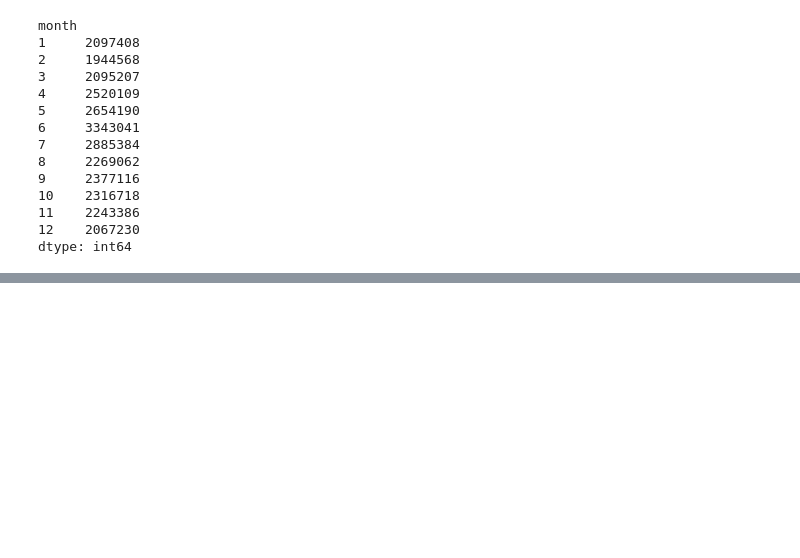
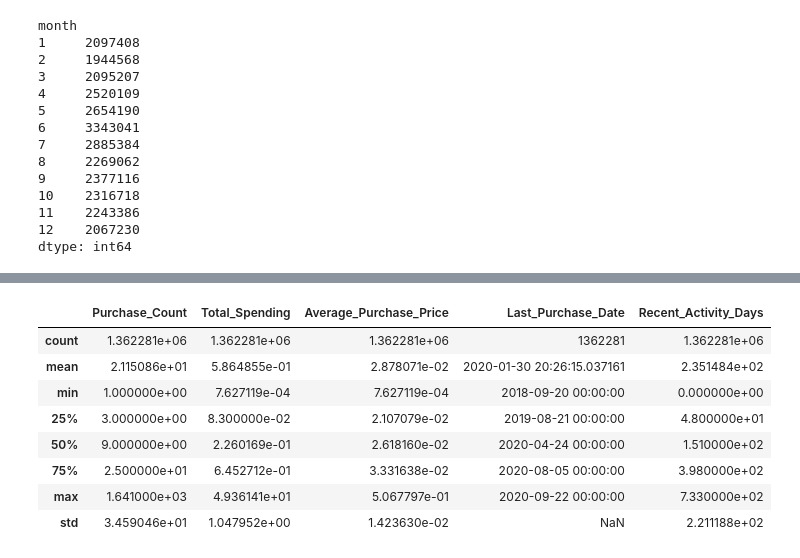
Before and after one commit to Kamesh-developer2703/Context-Aware-Neural-Recommendation-Engine, a Jupyter notebook: notebooks/transaction_analysis.ipynb, the cells around one changed output, grey strips where cells are left out. Cells and saved outputs as stored; diff of their text form; code cells hidden in the pictures; blank space fills up the shorter version.

```diff
--- a/notebooks/transaction_analysis.ipynb
+++ b/notebooks/transaction_analysis.ipynb
@@ -149,0 +181,12 @@ dtype: int64
+# %%
+customer_features.describe()
+# %% [output]
+|  | Purchase_Count | Total_Spending | Average_Purchase_Price | Last_Purchase_Date | Recent_Activity_Days |
+| count | 1.362281e+06 | 1.362281e+06 | 1.362281e+06 | 1362281 | 1.362281e+06 |
+| mean | 2.115086e+01 | 5.864855e-01 | 2.878071e-02 | 2020-01-30 20:26:15.037161 | 2.351484e+02 |
+| min | 1.000000e+00 | 7.627119e-04 | 7.627119e-04 | 2018-09-20 00:00:00 | 0.000000e+00 |
+| 25% | 3.000000e+00 | 8.300000e-02 | 2.107079e-02 | 2019-08-21 00:00:00 | 4.800000e+01 |
+| 50% | 9.000000e+00 | 2.260169e-01 | 2.618160e-02 | 2020-04-24 00:00:00 | 1.510000e+02 |
+| 75% | 2.500000e+01 | 6.452712e-01 | 3.331638e-02 | 2020-08-05 00:00:00 | 3.980000e+02 |
+| max | 1.641000e+03 | 4.936141e+01 | 5.067797e-01 | 2020-09-22 00:00:00 | 7.330000e+02 |
+| std | 3.459046e+01 | 1.047952e+00 | 1.423630e-02 | NaN | 2.211188e+02 |
```
Also changed, not shown: parts of 5 cells of this notebook, 1 other file.
